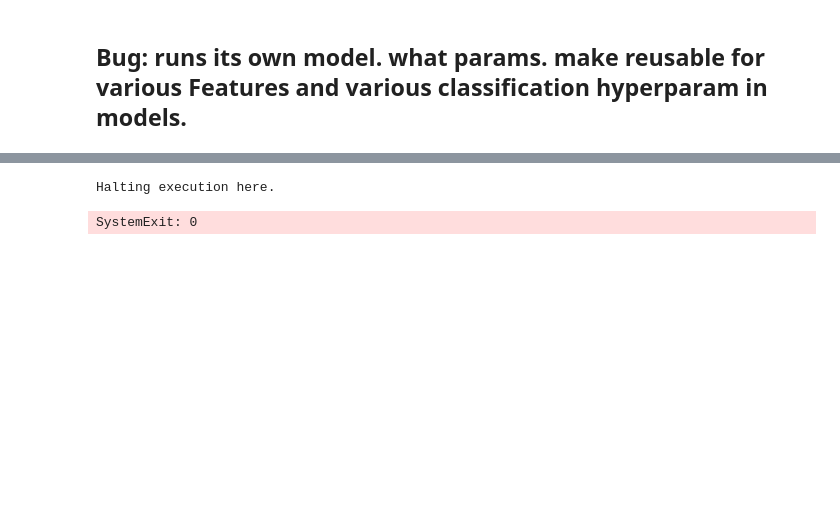
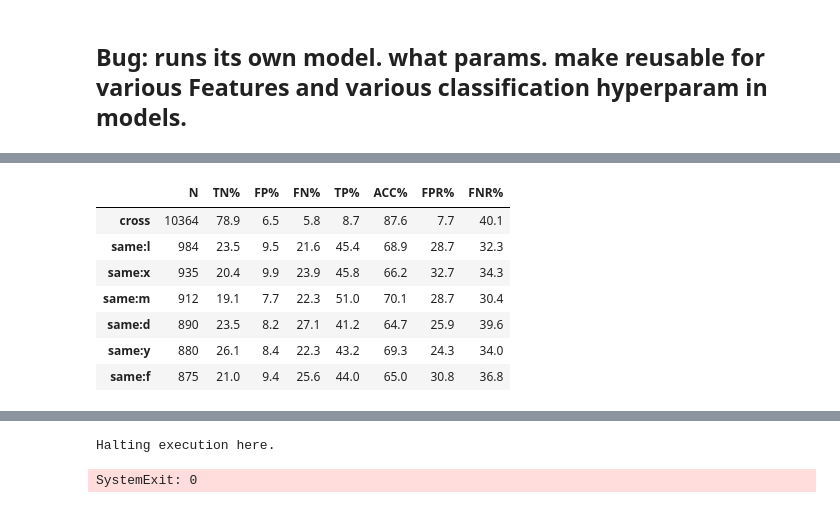
Before and after one commit to ursumarius/Link-predict-social-netw-fairness, a Jupyter notebook: fair-link-prediction-social-network.ipynb, the cells around one changed output, grey strips where cells are left out. Cells and saved outputs as stored; diff of their text form; code cells hidden in the pictures; blank space fills up the shorter version.

Commit message:
do group metrics one by one , only for one feature as training input. bad performance. need to tweak other things to see effect of fariness for our stated goal.

```diff
--- a/fair-link-prediction-social-network.ipynb
+++ b/fair-link-prediction-social-network.ipynb
@@ -648,5 +701,4 @@ Please also refer to the documentation for alternative solver options:
 # %%
-feature_names = ["PA", "CN", "Jaccard", "AdamicAdar", "ResAlloc", "deg_i", "deg_j"]
 print("X_train shape:", np.asarray(X_train).shape)
 print(dict(zip(feature_names, clf.coef_[0])))
 # %% [output]
@@ -889,0 +998,72 @@ Per-group confusion rates (% of group total), plus FPR%/FNR%:
+# %%
+# Train LR on selected features and print per-group performance (like cell 51 table)
+from sklearn.linear_model import LogisticRegression
+from sklearn.model_selection import train_test_split
+from sklearn.metrics import confusion_matrix
+import numpy as np
+import pandas as pd
+
+# 1) Split using the same index-based, stratified approach for alignment
+idx = np.arange(len(Y_arr))
+train_idx, test_idx = train_test_split(idx, test_size=0.8, random_state=42, stratify=Y_arr)
+
+X_train_sel = X_sel[train_idx]
+X_test_sel  = X_sel[test_idx]
+y_train_sel = Y_arr[train_idx]
+y_test_sel  = Y_arr[test_idx]
+
+pairs_all = list(positives) + list(negatives)
+pairs_test_sel = [pairs_all[i] for i in test_idx]
+
+# 2) Fit a simple LR (balanced for class imbalance)
+clf_sel = LogisticRegression(random_state=0, C=2, max_iter=2000, solver='lbfgs', class_weight='balanced')
+clf_sel.fit(X_train_sel, y_train_sel)
+
+# 3) Predict on test set (label at 0.5)
+y_pred_sel = clf_sel.predict(X_test_sel)
+
+# 4) Group by attributes as before
+if 'attrs' in globals():
+    attrs_df = attrs.copy()
+else:
+    attrs_df = pd.read_csv('datasets/attributes.csv', dtype={'ID': 'int64', 'attribute': 'category'})
+attr_map = dict(zip(attrs_df['ID'].astype(int), attrs_df['attribute'].astype(str)))
+
+def key_for(u,v):
+    au = attr_map.get(int(u)); av = attr_map.get(int(v))
+    if au is None or av is None: return 'unknown'
+    return f"same:{au}" if au == av else 'cross'
+
+group_keys_sel = np.array([key_for(u,v) for (u,v) in pairs_test_sel])
+
+# 5) Summarize per group (percentages)
+unique_groups_sel = [g for g in pd.unique(group_keys_sel) if g != 'unknown']
+results_sel = {}
+for g in unique_groups_sel:
+    mask = (group_keys_sel == g)
+    if not np.any(mask):
+        continue
+    y_true_g = y_test_sel[mask]
+    y_pred_g = y_pred_sel[mask]
+    if y_true_g.size == 0:
+        continue
+    tn, fp, fn, tp = confusion_matrix(y_true_g, y_pred_g, labels=[0,1]).ravel()
+    results_sel[g] = dict(TN=int(tn), FP=int(fp), FN=int(fn), TP=int(tp), N=int(y_true_g.size))
+
+if not results_sel:
+    print('No results to display (no groups or empty masks).')
+else:
+    table = pd.DataFrame(results_sel).T.sort_values('N', ascending=False)
+    for c in ['TN', 'FP', 'FN', 'TP']:
+        table[c + '%'] = 100 * table[c] / table['N']
+    table['ACC%'] = 100 * (table['TP'] + table['TN']) / table['N']
+    den_fpr = (table['FP'] + table['TN']).replace({0: np.nan})
+    den_fnr = (table['FN'] + table['TP']).replace({0: np.nan})
+    table['FPR%'] = 100 * table['FP'] / den_fpr
+    table['FNR%'] = 100 * table['FN'] / den_fnr
+    cols = ['N', 'TN%', 'FP%', 'FN%', 'TP%', 'ACC%', 'FPR%', 'FNR%']
+    table = table[cols].round(1)
+
+    print('Per-group confusion rates (% of group) with selected features:', FEATURES)
+    display(table)
+# %% [output]
@@ -889,0 +1071,8 @@ Per-group confusion rates (% of group total), plus FPR%/FNR%:
+|  | N | TN% | FP% | FN% | TP% | ACC% | FPR% | FNR% |
+| cross | 10364 | 78.9 | 6.5 | 5.8 | 8.7 | 87.6 | 7.7 | 40.1 |
+| same:l | 984 | 23.5 | 9.5 | 21.6 | 45.4 | 68.9 | 28.7 | 32.3 |
+| same:x | 935 | 20.4 | 9.9 | 23.9 | 45.8 | 66.2 | 32.7 | 34.3 |
+| same:m | 912 | 19.1 | 7.7 | 22.3 | 51.0 | 70.1 | 28.7 | 30.4 |
+| same:d | 890 | 23.5 | 8.2 | 27.1 | 41.2 | 64.7 | 25.9 | 39.6 |
+| same:y | 880 | 26.1 | 8.4 | 22.3 | 43.2 | 69.3 | 24.3 | 34.0 |
+| same:f | 875 | 21.0 | 9.4 | 25.6 | 44.0 | 65.0 | 30.8 | 36.8 |
```
Also changed, not shown: parts of 19 cells of this notebook, 2 other files.
